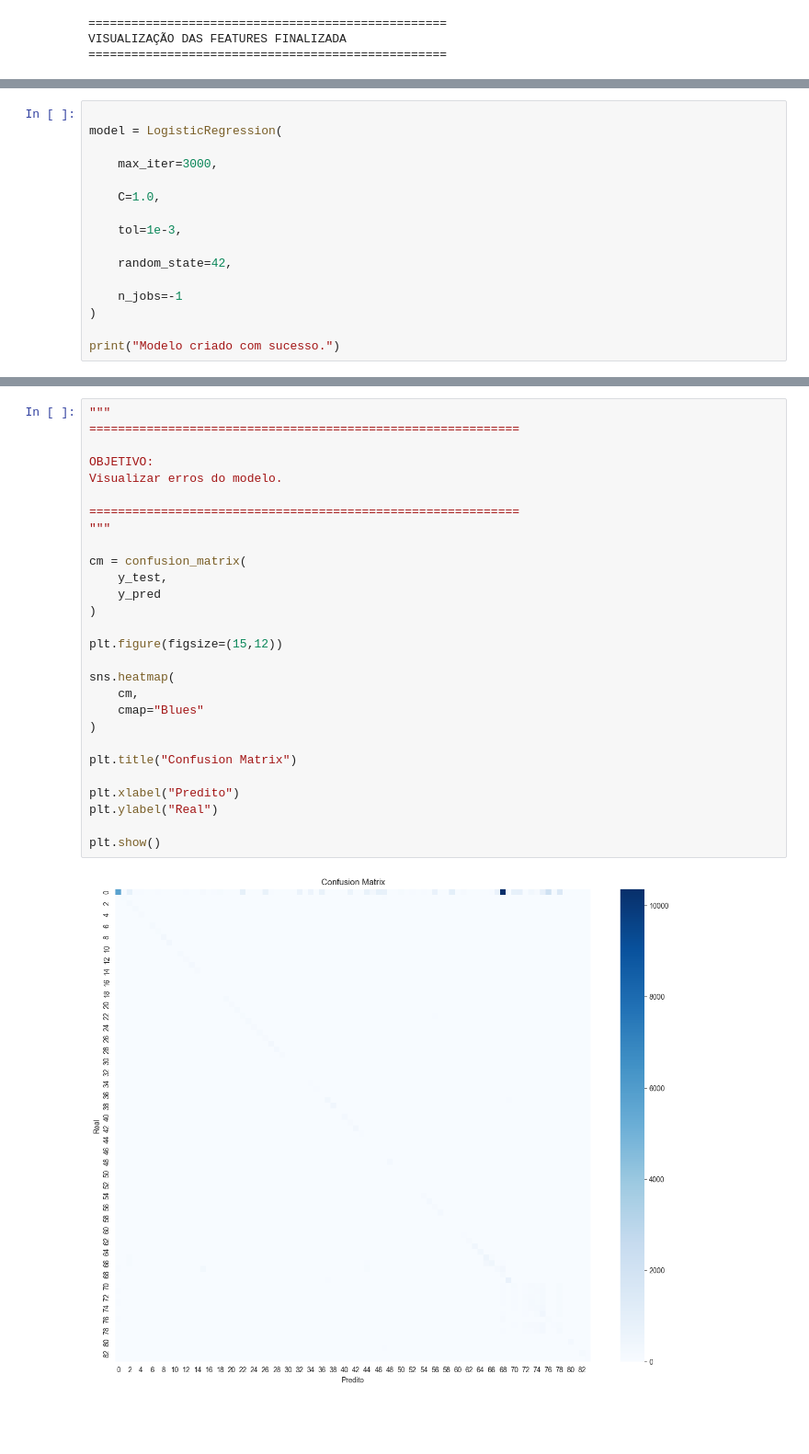
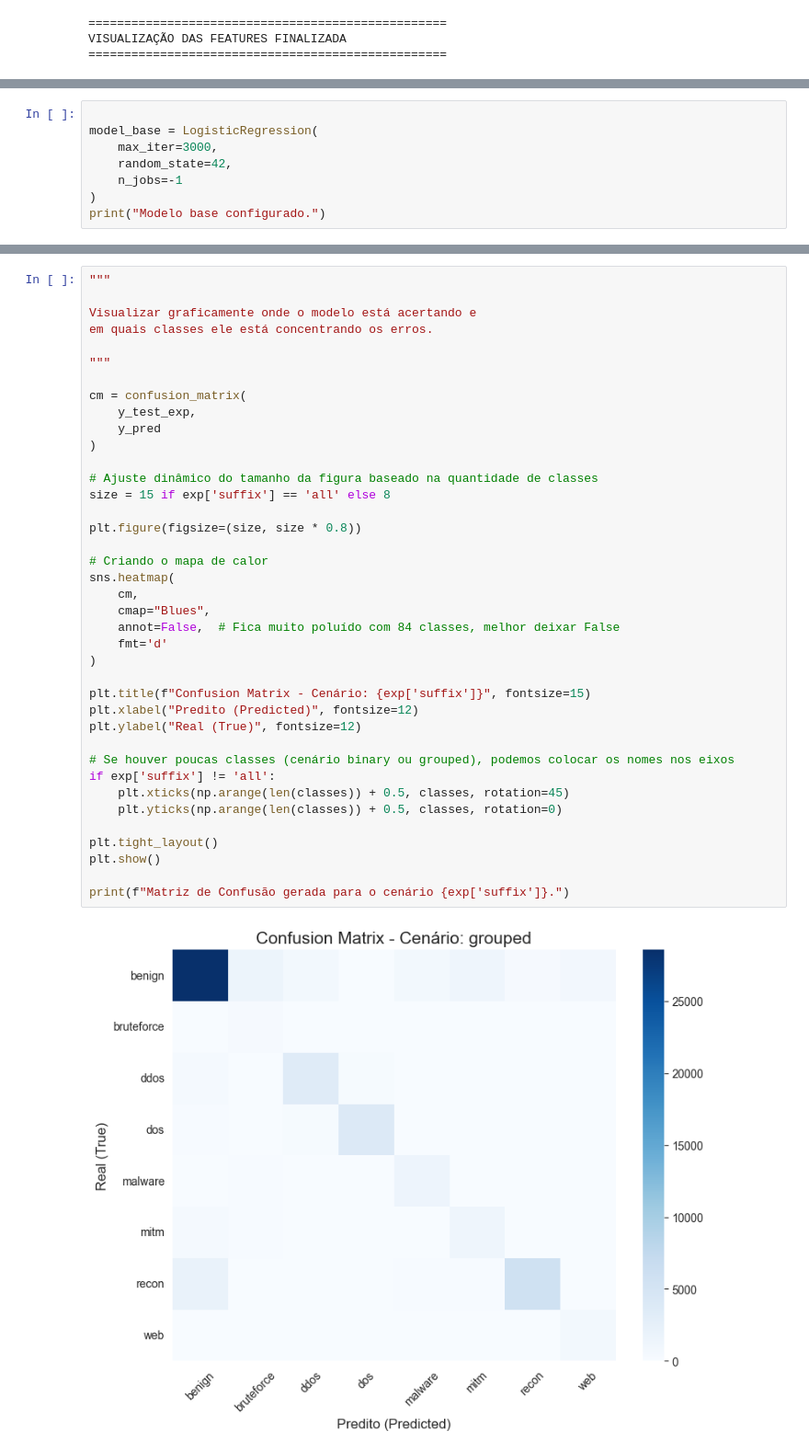
Before and after one commit to Bruno8740/projeto-detect-attack-iiot-rl-multiclasse, a Jupyter notebook: modelo.ipynb, the cells around one changed output, grey strips where cells are left out. Shown at 92% size. Cells and saved outputs as stored; diff of their text form; blank space fills up the shorter version.

Commit message:
Atualiza notebook modelo

```diff
--- a/modelo.ipynb
+++ b/modelo.ipynb
@@ -636,17 +559,9 @@ Sample weights calculados.
 # %%
 
-model = LogisticRegression(
-
+model_base = LogisticRegression(
     max_iter=3000,
-
-    C=1.0,
-
-    tol=1e-3,
-
     random_state=42,
-
     n_jobs=-1
 )
-
-print("Modelo criado com sucesso.")
+print("Modelo base configurado.")
 # %% [output]
@@ -1105,30 +949,41 @@ ROC-AUC Weighted:
 # %%
 """
-============================================================
 
-OBJETIVO:
-Visualizar erros do modelo.
+Visualizar graficamente onde o modelo está acertando e
+em quais classes ele está concentrando os erros.
 
-============================================================
 """
 
 cm = confusion_matrix(
-    y_test,
+    y_test_exp,
     y_pred
 )
 
-plt.figure(figsize=(15,12))
+# Ajuste dinâmico do tamanho da figura baseado na quantidade de classes
+size = 15 if exp['suffix'] == 'all' else 8
 
+plt.figure(figsize=(size, size * 0.8))
+
+# Criando o mapa de calor
 sns.heatmap(
     cm,
-    cmap="Blues"
+    cmap="Blues",
+    annot=False,  # Fica muito poluído com 84 classes, melhor deixar False
+    fmt='d'
 )
 
-plt.title("Confusion Matrix")
+plt.title(f"Confusion Matrix - Cenário: {exp['suffix']}", fontsize=15)
+plt.xlabel("Predito (Predicted)", fontsize=12)
+plt.ylabel("Real (True)", fontsize=12)
 
-plt.xlabel("Predito")
-plt.ylabel("Real")
+# Se houver poucas classes (cenário binary ou grouped), podemos colocar os nomes nos eixos
+if exp['suffix'] != 'all':
+    plt.xticks(np.arange(len(classes)) + 0.5, classes, rotation=45)
+    plt.yticks(np.arange(len(classes)) + 0.5, classes, rotation=0)
 
+plt.tight_layout()
 plt.show()
+
+print(f"Matriz de Confusão gerada para o cenário {exp['suffix']}.")
 # %% [output]
-[figure, old version]
+[figure, new version]
```
Also changed, not shown: parts of 42 cells of this notebook, 3 other files.
